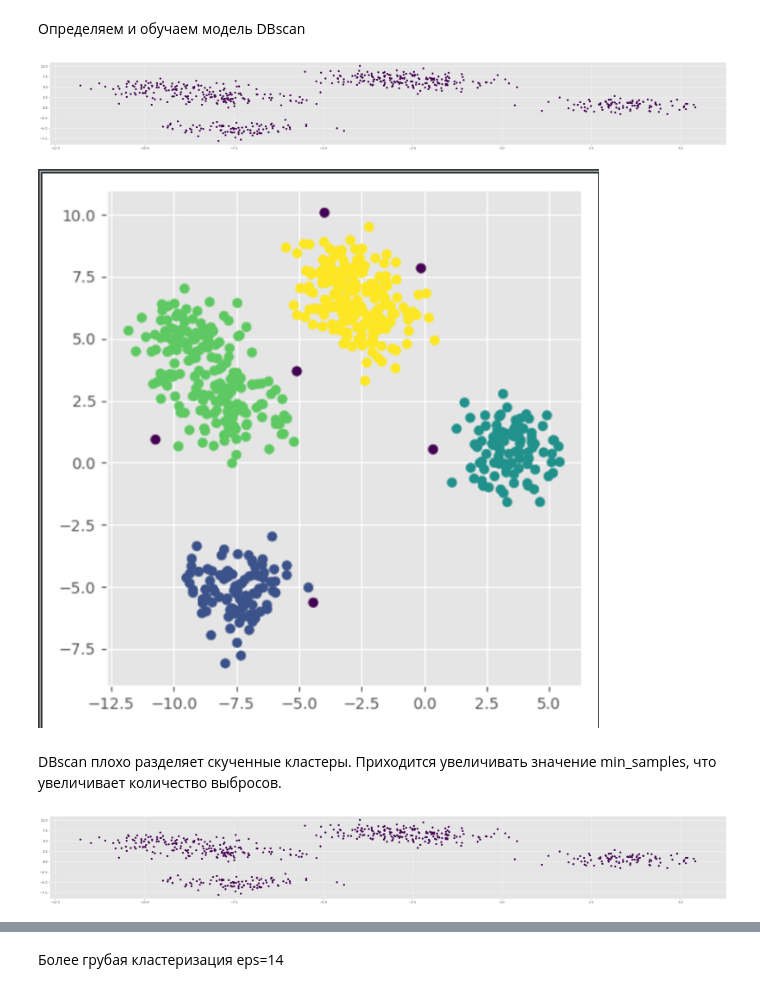
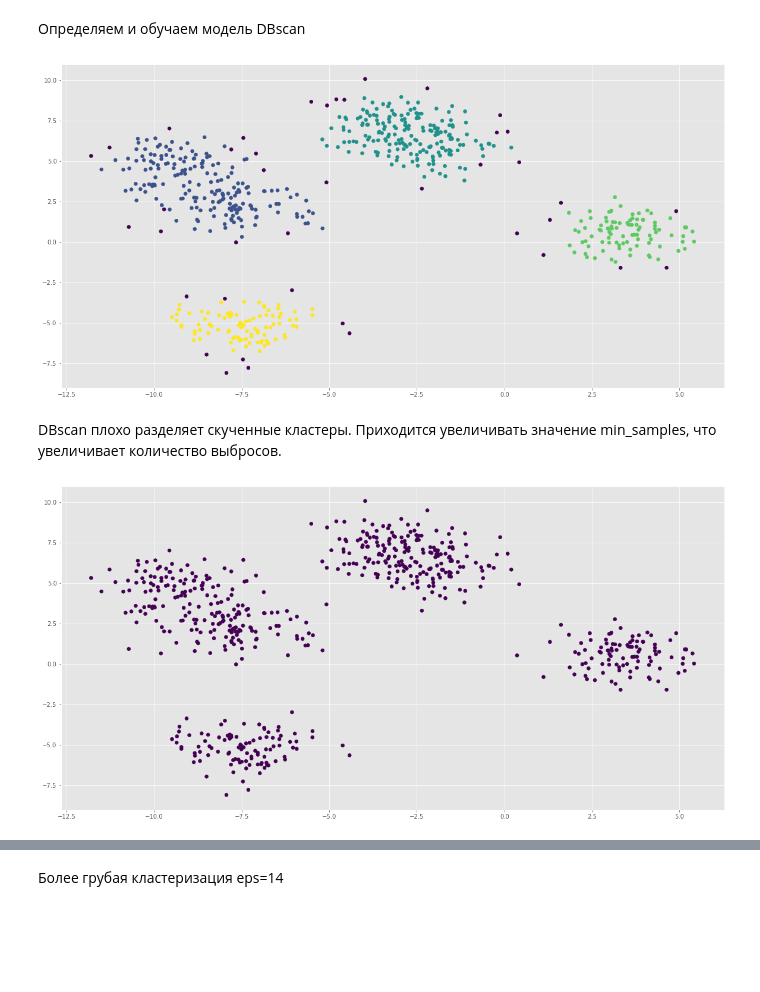
Before and after one commit to Bagautdino/Data_Analysis, a Jupyter notebook: Bagautdinov_Ayvaz_N32451_labs_siad.ipynb, the cells around one changed output, grey strips where cells are left out. Drawn from its saved outputs; the diff is of its cells as text; code cells hidden in the pictures; blank space fills up the shorter version.

```diff
--- a/Bagautdinov_Ayvaz_N32451_labs_siad.ipynb
+++ b/Bagautdinov_Ayvaz_N32451_labs_siad.ipynb
@@ -56,7 +56,7 @@ print(X[:5])
 Визуализируем сырые данные
 # %%
 plt.style.use('ggplot')
-plt.rcParams['figure.figsize']=(8,4)
+plt.rcParams['figure.figsize']=(12,8)
 # %%
 plt.scatter(X[:,0], X[:,1])
 # %% [output]
@@ -106,5 +104,5 @@ plt.show()
 # %%
-plt.rcParams['figure.figsize']=(40,5)
+plt.rcParams['figure.figsize']=(20,10)
 plt.plot(range(2, 10), criteries)
 # %% [output]
 [<matplotlib.lines.Line2D at 0x...>]
@@ -129,16 +123,14 @@ plot.scatter(X[:,0], X[:,1], c=kmeansModel.labels_)
 # %% [markdown]
 Определяем и обучаем модель DBscan
 # %%
-clustering = DBSCAN(eps=9, min_samples=5).fit_predict(X)
-plot.scatter(X[:,0], X[:,1], c=clustering);
+clustering = DBSCAN(eps=0.7, min_samples=7).fit_predict(X)
+plt.scatter(X[:,0], X[:,1], c=clustering);
 # %% [output]
-[figure, old version]
+[figure, new version]
-# %% [markdown]
-![image.png](embedded-picture-1)
 # %% [markdown]
 DBscan плохо разделяет скученные кластеры. Приходится увеличивать значение min_samples, что увеличивает количество выбросов.
 # %%
 clustering = DBSCAN(eps=14, min_samples=5).fit_predict(X)
 plt.scatter(X[:,0], X[:,1], c=clustering);
 # %% [output]
-[figure, old version]
+[figure, new version]
```
Also changed, not shown: parts of 35 cells of this notebook.
